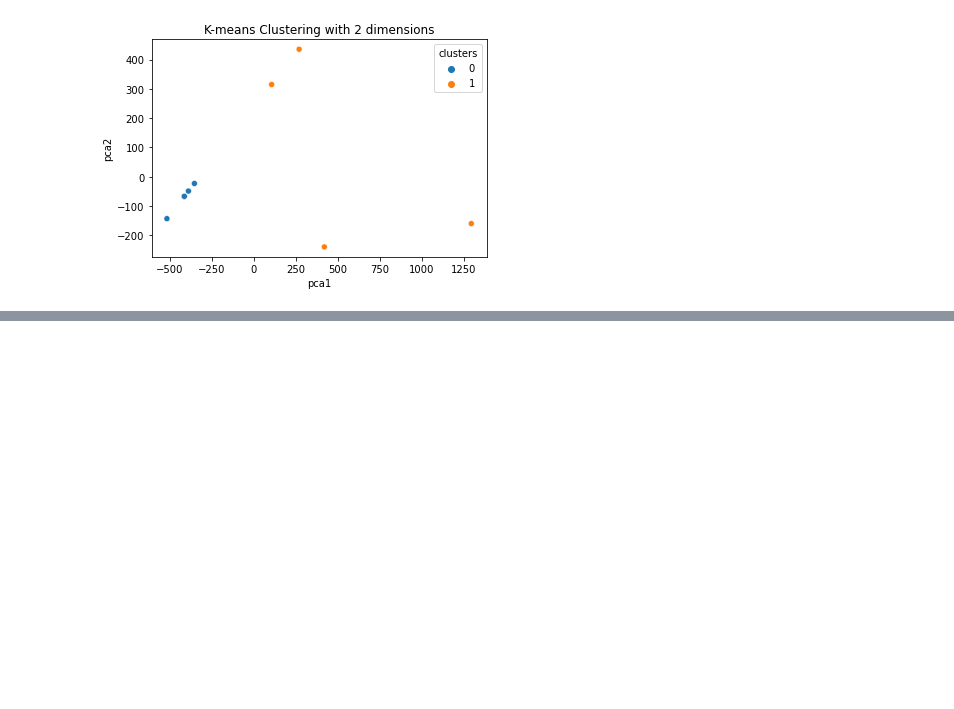
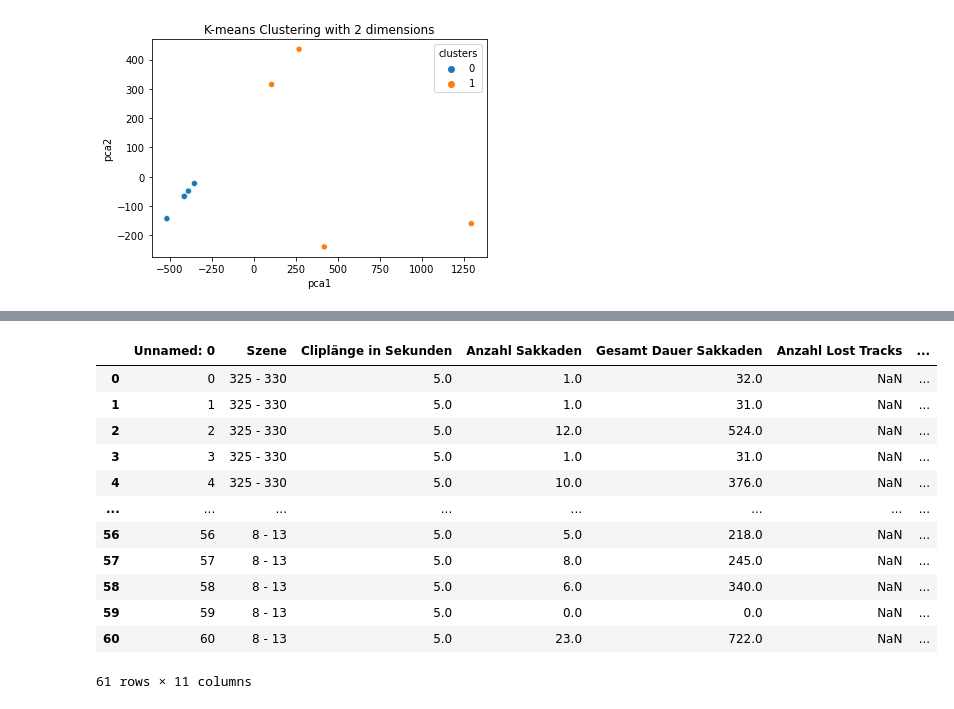
Before and after one commit to giannywise/Eyetracking, a Jupyter notebook: data_analysis.ipynb, the cells around one changed output, grey strips where cells are left out. Cells and saved outputs as stored; diff of their text form; code cells hidden in the pictures; blank space fills up the shorter version.

```diff
--- a/data_analysis.ipynb
+++ b/data_analysis.ipynb
@@ -151,0 +282,19 @@ plt.show()
+# %%
+df = pd.read_csv('train/train.csv')
+df['Anzahl Lost Tracks'].replace(0, np.nan, inplace=True)
+# %%
+df
+# %% [output]
+|  | Unnamed: 0 | Szene | Cliplänge in Sekunden | Anzahl Sakkaden | Gesamt Dauer Sakkaden | Anzahl Lost Tracks | ... |
+| 0 | 0 | 325 - 330 | 5.0 | 1.0 | 32.0 | NaN | ... |
+| 1 | 1 | 325 - 330 | 5.0 | 1.0 | 31.0 | NaN | ... |
+| 2 | 2 | 325 - 330 | 5.0 | 12.0 | 524.0 | NaN | ... |
+| 3 | 3 | 325 - 330 | 5.0 | 1.0 | 31.0 | NaN | ... |
+| 4 | 4 | 325 - 330 | 5.0 | 10.0 | 376.0 | NaN | ... |
+| ... | ... | ... | ... | ... | ... | ... | ... |
+| 56 | 56 | 8 - 13 | 5.0 | 5.0 | 218.0 | NaN | ... |
+| 57 | 57 | 8 - 13 | 5.0 | 8.0 | 245.0 | NaN | ... |
+| 58 | 58 | 8 - 13 | 5.0 | 6.0 | 340.0 | NaN | ... |
+| 59 | 59 | 8 - 13 | 5.0 | 0.0 | 0.0 | NaN | ... |
+| 60 | 60 | 8 - 13 | 5.0 | 23.0 | 722.0 | NaN | ... |
+61 rows × 11 columns
```
Also changed, not shown: parts of 11 cells of this notebook, 4 other files.
